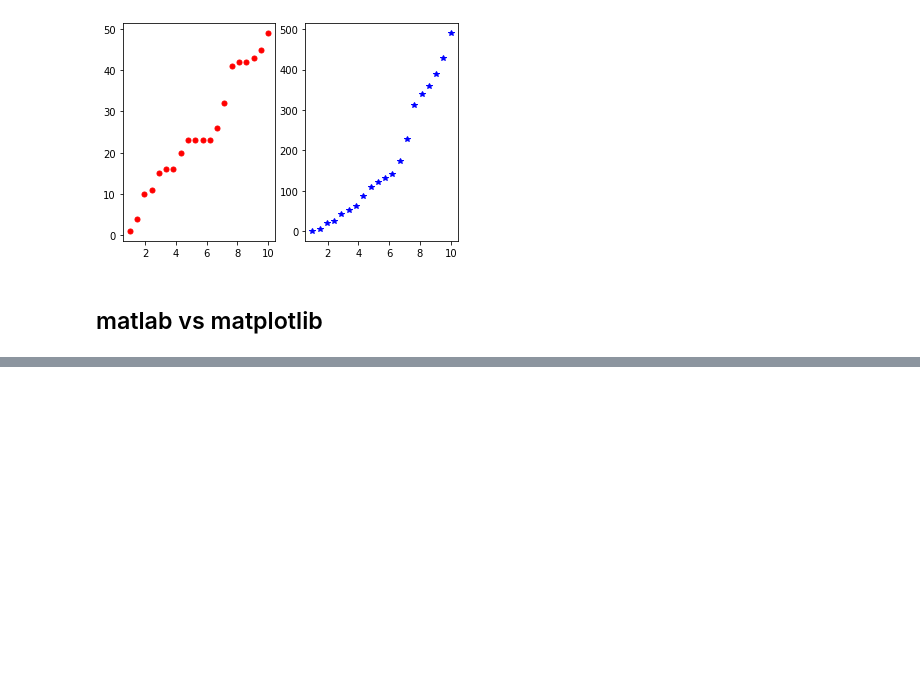
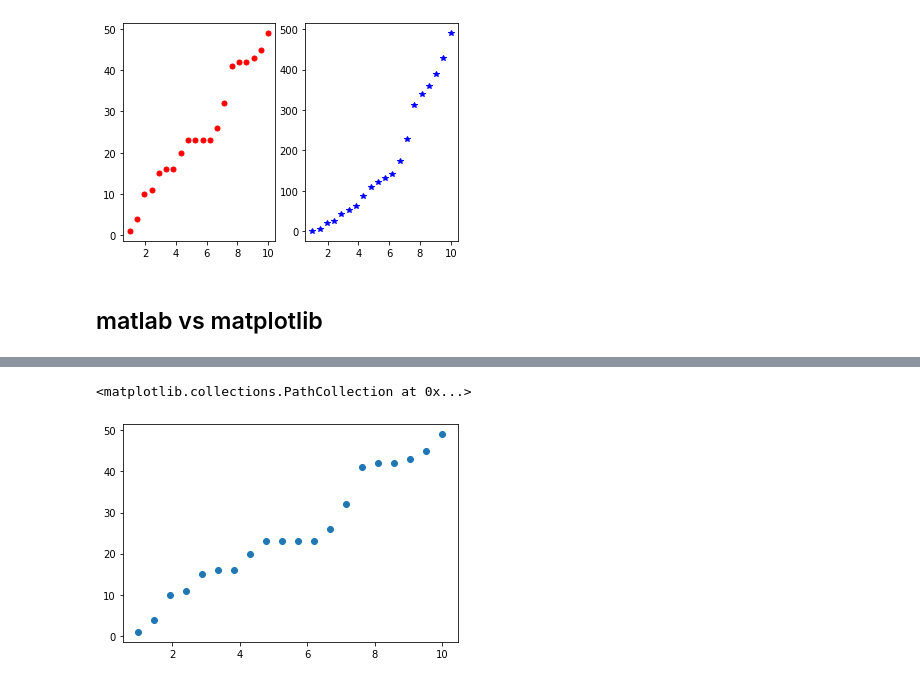
Before and after one commit to ElijahCoding/DataScience, a Jupyter notebook: AdvancedMachineLearning/Matplotlib/Tutorial.ipynb, the cells around one changed output, grey strips where cells are left out. Cells and saved outputs as stored; diff of their text form; code cells hidden in the pictures; blank space fills up the shorter version.

```diff
--- a/AdvancedMachineLearning/Matplotlib/Tutorial.ipynb
+++ b/AdvancedMachineLearning/Matplotlib/Tutorial.ipynb
@@ -78,0 +117,5 @@ plt.plot(x, y2, 'b*')
+# %%
+plt.scatter(x, y)
+# %% [output]
+<matplotlib.collections.PathCollection at 0x...>
+[figure, added]
```
Also changed, not shown: parts of 4 cells of this notebook.
